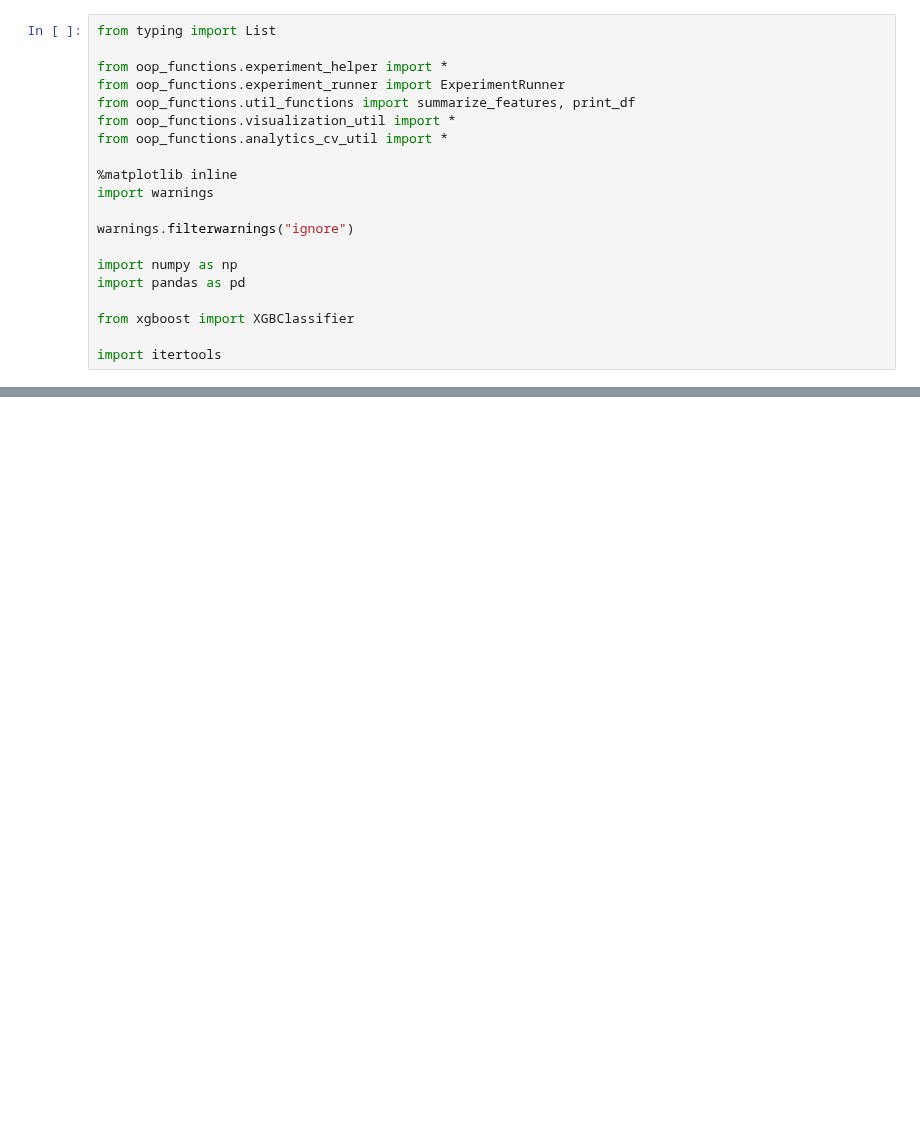
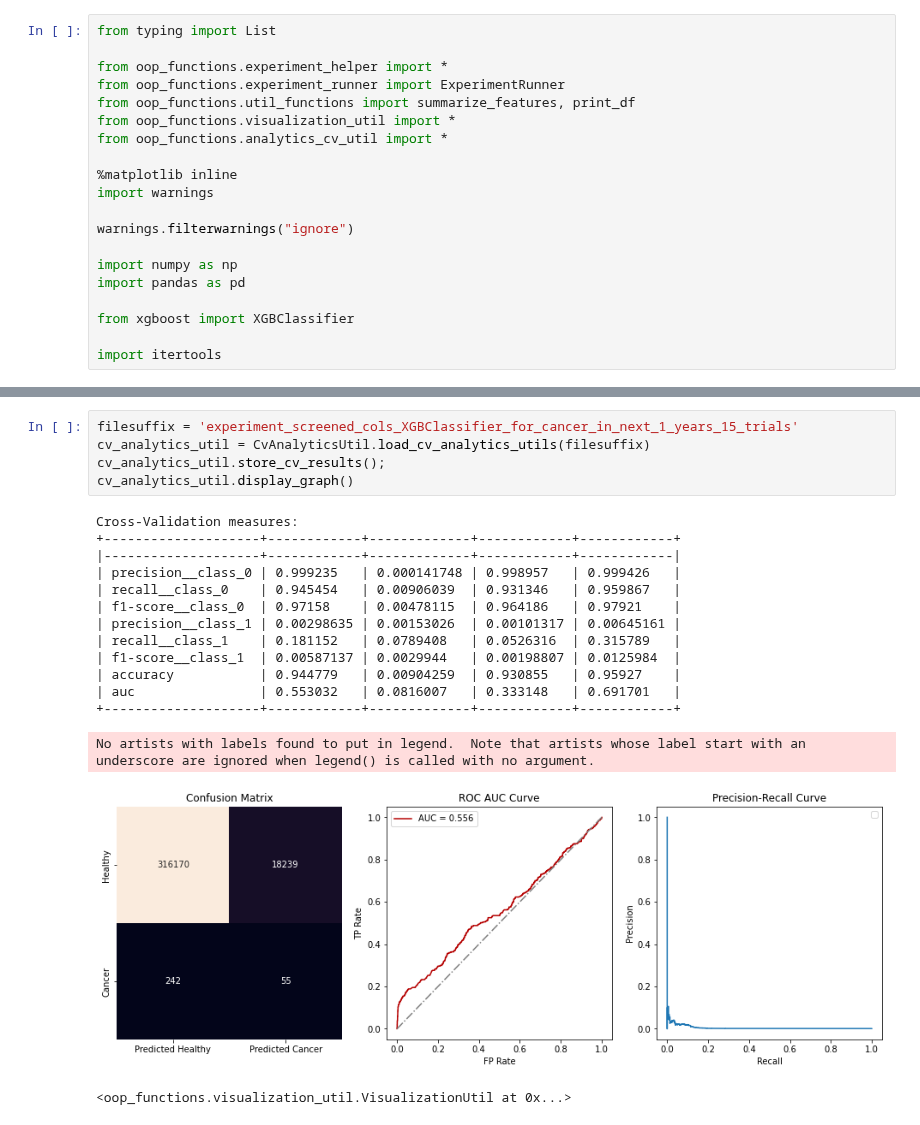
Before and after one commit to fedorenkood/ovarian_cancer_models, a Jupyter notebook: report.ipynb, the cells around one changed output, grey strips where cells are left out. Cells and saved outputs as stored; diff of their text form; blank space fills up the shorter version.

```diff
--- a/report.ipynb
+++ b/report.ipynb
@@ -46,0 +84,21 @@ cv_analytics_util.display_graph()
+# %%
+filesuffix = 'experiment_screened_cols_XGBClassifier_for_cancer_in_next_1_years_15_trials'
+cv_analytics_util = CvAnalyticsUtil.load_cv_analytics_utils(filesuffix)
+cv_analytics_util.store_cv_results();
+cv_analytics_util.display_graph()
+# %% [output]
+Cross-Validation measures:
++--------------------+------------+-------------+------------+------------+
+|--------------------+------------+-------------+------------+------------|
+| precision__class_0 | 0.999235   | 0.000141748 | 0.998957   | 0.999426   |
+| recall__class_0    | 0.945454   | 0.00906039  | 0.931346   | 0.959867   |
+| f1-score__class_0  | 0.97158    | 0.00478115  | 0.964186   | 0.97921    |
+| precision__class_1 | 0.00298635 | 0.00153026  | 0.00101317 | 0.00645161 |
+| recall__class_1    | 0.181152   | 0.0789408   | 0.0526316  | 0.315789   |
+| f1-score__class_1  | 0.00587137 | 0.0029944   | 0.00198807 | 0.0125984  |
+| accuracy           | 0.944779   | 0.00904259  | 0.930855   | 0.95927    |
+| auc                | 0.553032   | 0.0816007   | 0.333148   | 0.691701   |
++--------------------+------------+-------------+------------+------------+
+No artists with labels found to put in legend.  Note that artists whose label start with an underscore are ignored when legend() is called with no argument.
+[figure, added]
+<oop_functions.visualization_util.VisualizationUtil at 0x...>
```
Also changed, not shown: parts of 3 cells of this notebook, 16 other files.
